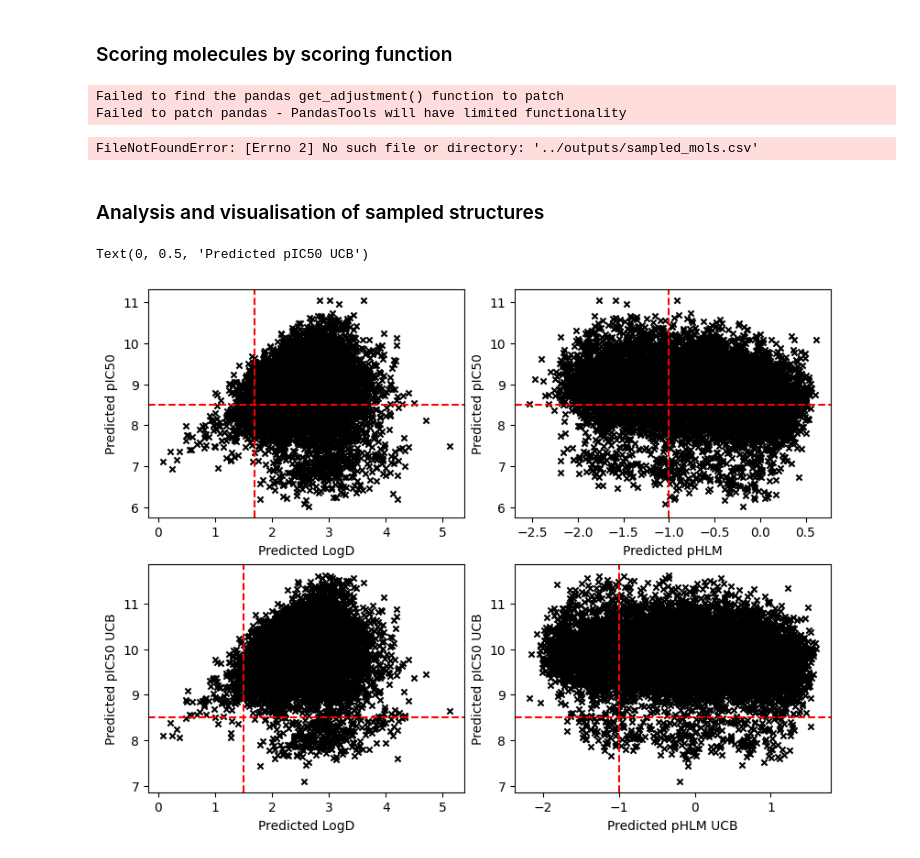
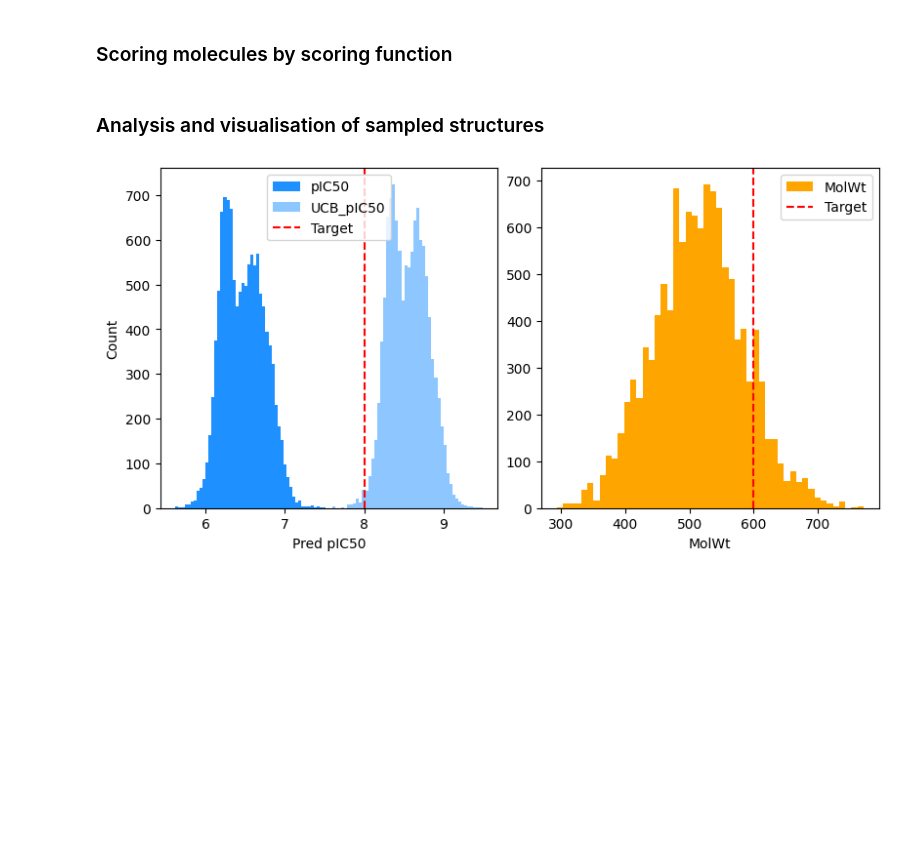
Before and after one commit to cmwoodley/GP_QSAR_notebooks, a Jupyter notebook: Libinvent/notebooks/02-sampling_workflow.ipynb, the cells around one changed output. Saved outputs shown, nothing was run; the diff lists cells and outputs as text; code cells hidden in the pictures; blank space fills up the shorter version.

```diff
--- a/Libinvent/notebooks/02-sampling_workflow.ipynb
+++ b/Libinvent/notebooks/02-sampling_workflow.ipynb
@@ -53,8 +53,8 @@ scoring_dict = {
     "value_names" : ["JNK1_PIC50",
                      "MolWt",
                     ],
-    "scoring_params" : [("sigmoid", 2.3, 1.7, 0.5),
-                        ("double_sigmoid", 600,200,600,20,20),
+    "scoring_params" : [("sigmoid", 8.0, 6.0, 0.5),
+                        ("reverse_sigmoid", 600,400,0.5),
                     ],
     "weights" : [1.,0.6]
 }
@@ -190,44 +191,29 @@ sampled_mols["Custom_score"] = get_scores(sampled_mols, scoring_dict)
 
 sampled_mols.to_csv(os.path.join(output_folder, "sampled_mols.csv"))
 reject_mols.to_csv(os.path.join(output_folder, "reject_mols.csv"))
-# %% [output]
-Failed to find the pandas get_adjustment() function to patch
-Failed to patch pandas - PandasTools will have limited functionality
 # %%
-sampled_mols = pd.read_csv(os.path.join(output_folder, "sampled_mols.csv"))
+# Load in sampled csv if already sampled and scored
+
+# sampled_mols = pd.read_csv(os.path.join(output_folder, "sampled_mols.csv"))
-# %% [output]
-FileNotFoundError: [Errno 2] No such file or directory: '../outputs/sampled_mols.csv'
 # %% [markdown]
 ### Analysis and visualisation of sampled structures
-# %%
-# Plot Predicted activity and HLM and upper confidence bounds
-
-fig, axs = plt.subplots(2,2,figsize=(8,6), layout="constrained")
-axs[0,0].scatter(sampled_mols["model_logD"], sampled_mols["model_activity"], marker="x", color="black", s=20)
-axs[0,0].axvline(1.7, linestyle="--", color="red")
-axs[0,0].axhline(8.5, linestyle="--", color="red")
-axs[0,0].set_xlabel("Predicted LogD")
-axs[0,0].set_ylabel("Predicted pIC50")
-
-axs[0,1].scatter(sampled_mols["model_hlm"], sampled_mols["model_activity"], marker="x", color="black", s=20)
-axs[0,1].axvline(-1.0, linestyle="--", color="red")
-axs[0,1].axhline(8.5, linestyle="--", color="red")
-axs[0,1].set_xlabel("Predicted pHLM")
-axs[0,1].set_ylabel("Predicted pIC50")
-
-axs[1,0].scatter(sampled_mols["model_logD"], sampled_mols["UCB_model_activity"], marker="x", color="black", s=20)
-axs[1,0].axvline(1.5, linestyle="--", color="red")
-axs[1,0].axhline(8.5, linestyle="--", color="red")
-axs[1,0].set_xlabel("Predicted LogD")
-axs[1,0].set_ylabel("Predicted pIC50 UCB")
-
-
-axs[1,1].scatter(sampled_mols["UCB_model_hlm"], sampled_mols["UCB_model_activity"], marker="x", color="black", s=20)
-axs[1,1].axvline(-1.0, linestyle="--", color="red")
-axs[1,1].axhline(8.5, linestyle="--", color="red")
-axs[1,1].set_xlabel("Predicted pHLM UCB")
-axs[1,1].set_ylabel("Predicted pIC50 UCB")
-# %% [output]
-Text(0, 0.5, 'Predicted pIC50 UCB')
-[figure, removed]
+# %%
+# Distributions of predicted properties
+
+fig, axs = plt.subplots(1,2,figsize=(8,4), layout="constrained")
+axs[0].hist(sampled_mols["JNK1_PIC50"], color="dodgerblue", label = "pIC50", bins=50)
+axs[0].hist(sampled_mols["UCB_JNK1_PIC50"], color="dodgerblue", label = "UCB_pIC50", alpha=0.5, bins=50)
+axs[0].axvline(8.0, color="red", linestyle="--", label="Target")
+axs[0].legend()
+axs[0].set_ylabel("Count")
+axs[0].set_xlabel("Pred pIC50")
+
+axs[1].hist(sampled_mols["MolWt"], color="orange", label = "MolWt", bins=50)
+axs[1].axvline(600.0, color="red", linestyle="--", label="Target")
+axs[1].legend()
+axs[1].set_xlabel("MolWt")
+
+plt.show()
+# %% [output]
+[figure, added]
 # %%
```
Also changed, not shown: parts of 5 cells of this notebook, 3 other files.
